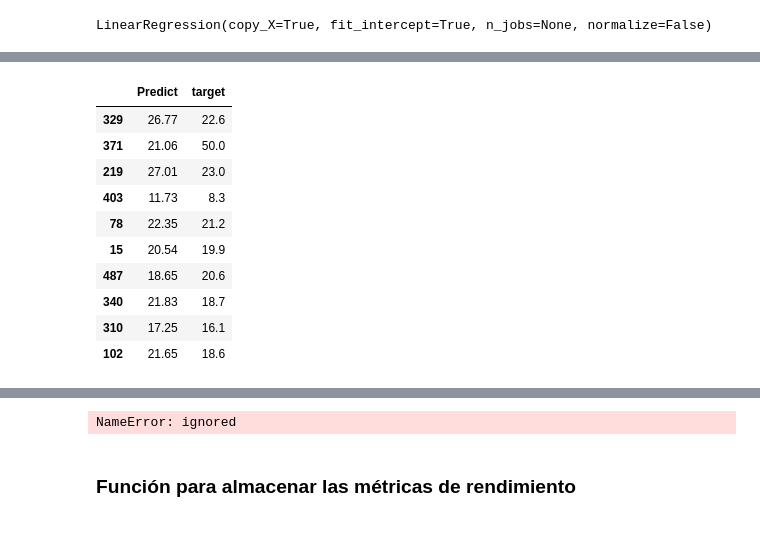
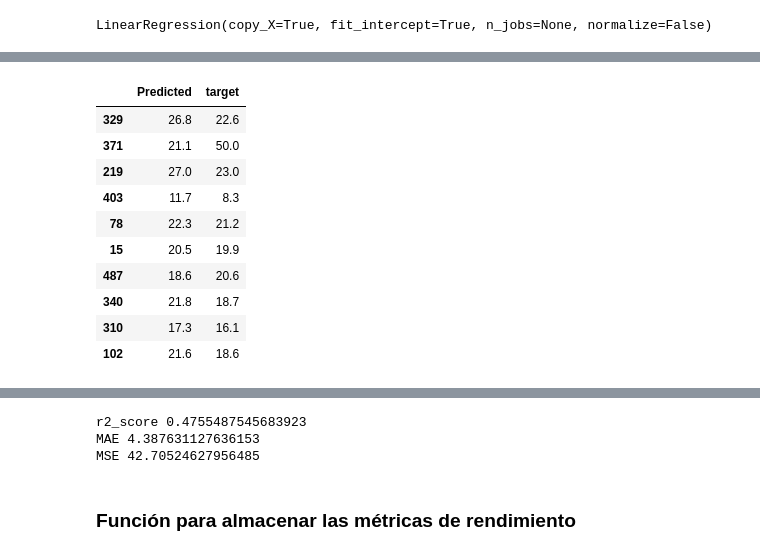
Before and after one commit to NicoPatalagua/Scikit-learn, a Jupyter notebook: Sci_Kit_Learn_B_Est.ipynb, the cells around one changed output, grey strips where cells are left out. Cells and saved outputs as stored; diff of their text form; code cells hidden in the pictures.

```diff
--- a/Sci_Kit_Learn_B_Est.ipynb
+++ b/Sci_Kit_Learn_B_Est.ipynb
@@ -252,16 +278,18 @@ y = datacoraceptada['Target']
+# %%
+X = dataCorrAceptada.drop('target', axis = 1)
+y = dataCorrAceptada['target']
 # %%
-#Entrenamiento y Prueba
-x_train, x_test, y_train, y_test = train_test_split(x, y, test_size=0.2, random_state=0)
+X_train, X_test, y_train, y_test = train_test_split(X, y, test_size=0.2, random_state=0)
 # %% [markdown]
 ## 7.- Entrenamiento del modelo
 # %%
 modelo = LinearRegression()
 # %%
-modelo.fit(x_train, y_train)
+modelo.fit(X_train, y_train)
 # %% [output]
 LinearRegression(copy_X=True, fit_intercept=True, n_jobs=None, normalize=False)
 # %%
-y_predict = modelo.predict(x_test)
+y_predict = modelo.predict(X_test)
 print(modelo.coef_)
 print(modelo.intercept_)
 # %% [output]
@@ -270,21 +298,21 @@ print(modelo.intercept_)
 # %%
-d = {'Predict': y_predict, 'target': y_test}
-df = pd.DataFrame(data = d)
-decimales = 2
-df['Predict'] = df['Predict'].apply(lambda x: round(x, decimales))
+d = {'Predicted': y_predict, 'target': y_test}
+df = pd.DataFrame(data=d)
+decimals = 1
+df['Predicted'] = df['Predicted'].apply(lambda x: round(x, decimals))
 df.head(10)
 # %% [output]
-|  | Predict | target |
-| 329 | 26.77 | 22.6 |
-| 371 | 21.06 | 50.0 |
-| 219 | 27.01 | 23.0 |
-| 403 | 11.73 | 8.3 |
-| 78 | 22.35 | 21.2 |
-| 15 | 20.54 | 19.9 |
-| 487 | 18.65 | 20.6 |
-| 340 | 21.83 | 18.7 |
-| 310 | 17.25 | 16.1 |
-| 102 | 21.65 | 18.6 |
+|  | Predicted | target |
+| 329 | 26.8 | 22.6 |
+| 371 | 21.1 | 50.0 |
+| 219 | 27.0 | 23.0 |
+| 403 | 11.7 | 8.3 |
+| 78 | 22.3 | 21.2 |
+| 15 | 20.5 | 19.9 |
+| 487 | 18.6 | 20.6 |
+| 340 | 21.8 | 18.7 |
+| 310 | 17.3 | 16.1 |
+| 102 | 21.6 | 18.6 |
 # %% [markdown]
 ## 8.- Metricas y Evaluación del Modelo
 Se calcula
@@ -302,14 +330,17 @@ Se calcula
    - Esta métrica no está bien definida para muestras individuales y devolverá un valor de NaN
      si n_muestras es menor que dos.
 # %%
-# 47%  estan bien reprecentados
-mae =mean_absolute_error(y_test, y_predict)
+score = r2_score(y_test, y_predict)
+mae = mean_absolute_error(y_test, y_predict)
 mse = mean_squared_error(y_test, y_predict)
-print("r2_score:",score)
-print("MAE:",mae)
-print("MSE",mse)
+
+print('r2_score', score)
+print('MAE', mae)
+print('MSE', mse)
 # %% [output]
-NameError: ignored
+r2_score 0.4755487545683923
+MAE 4.387631127636153
+MSE 42.70524627956485
 # %% [markdown]
 ### Función para almacenar las métricas de rendimiento
 # %%
```
Also changed, not shown: parts of 51 cells of this notebook.
